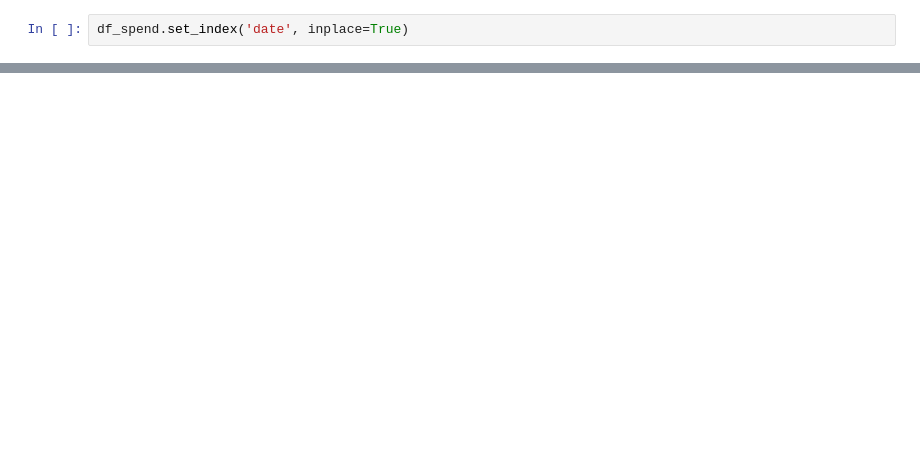
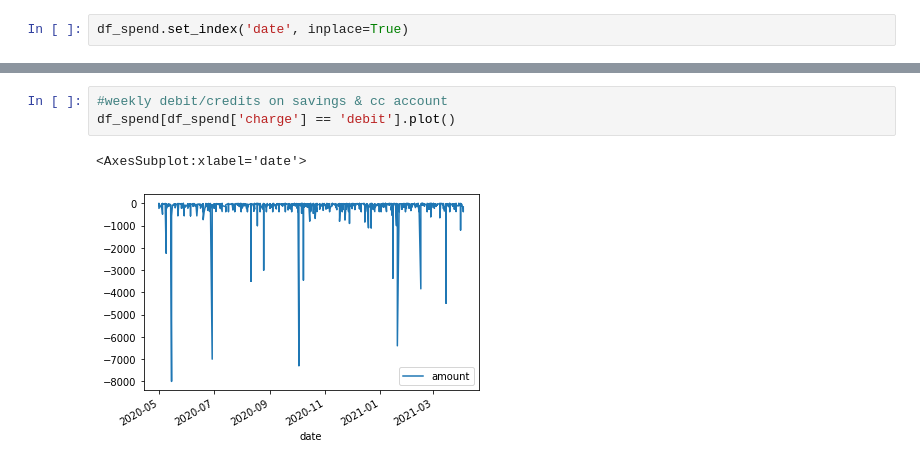
Before and after one commit to brydenm/Py_personalspendanalysis, a Jupyter notebook: stg_spend_analysis.ipynb, the cells around one changed output, grey strips where cells are left out. Saved outputs shown, nothing was run; the diff lists cells and outputs as text; blank space fills up the shorter version.

```diff
--- a/stg_spend_analysis.ipynb
+++ b/stg_spend_analysis.ipynb
@@ -59,0 +84,6 @@ AttributeError: 'DatetimeIndexResampler' object has no attribute 'rolling'
+# %%
+#weekly debit/credits on savings & cc account
+df_spend[df_spend['charge'] == 'debit'].plot()
+# %% [output]
+<AxesSubplot:xlabel='date'>
+[figure, added]
```
Also changed, not shown: parts of 16 cells of this notebook.
